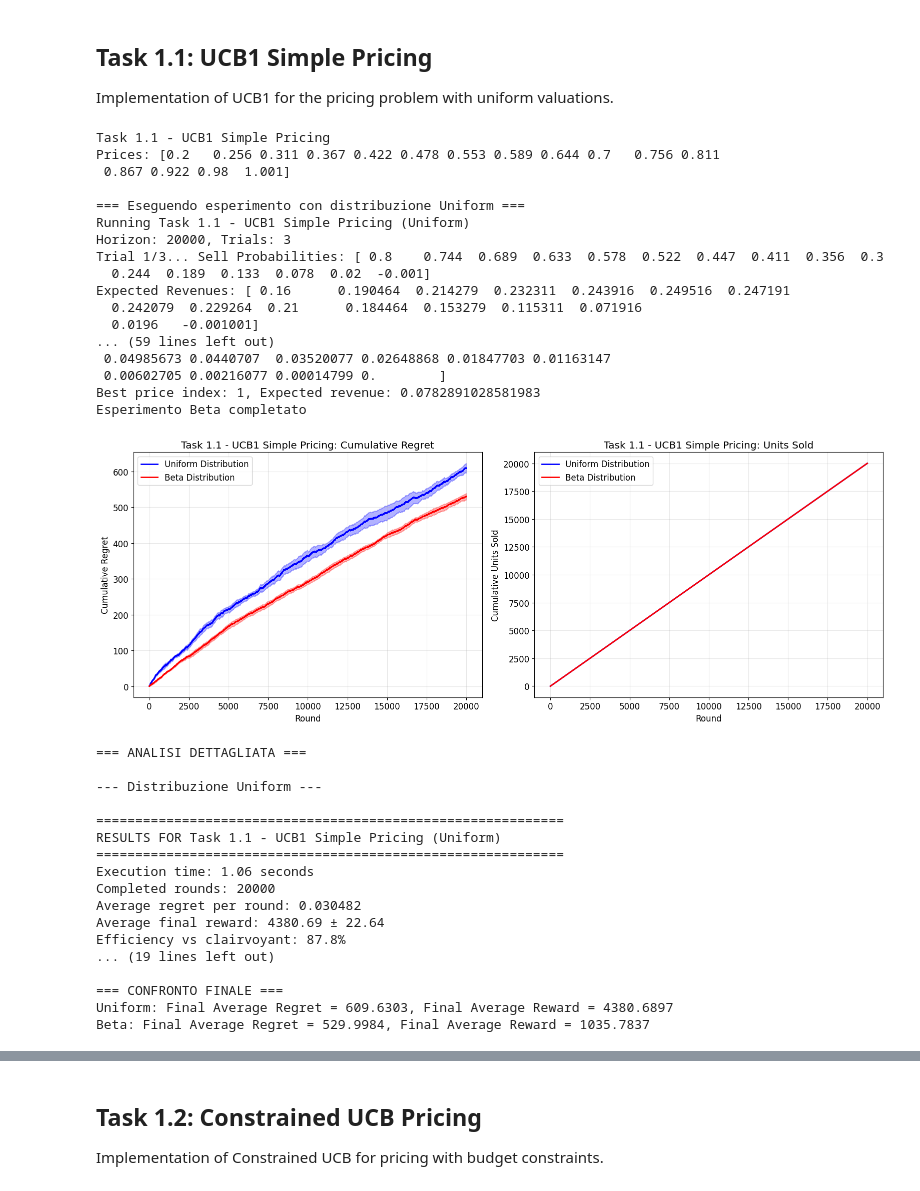
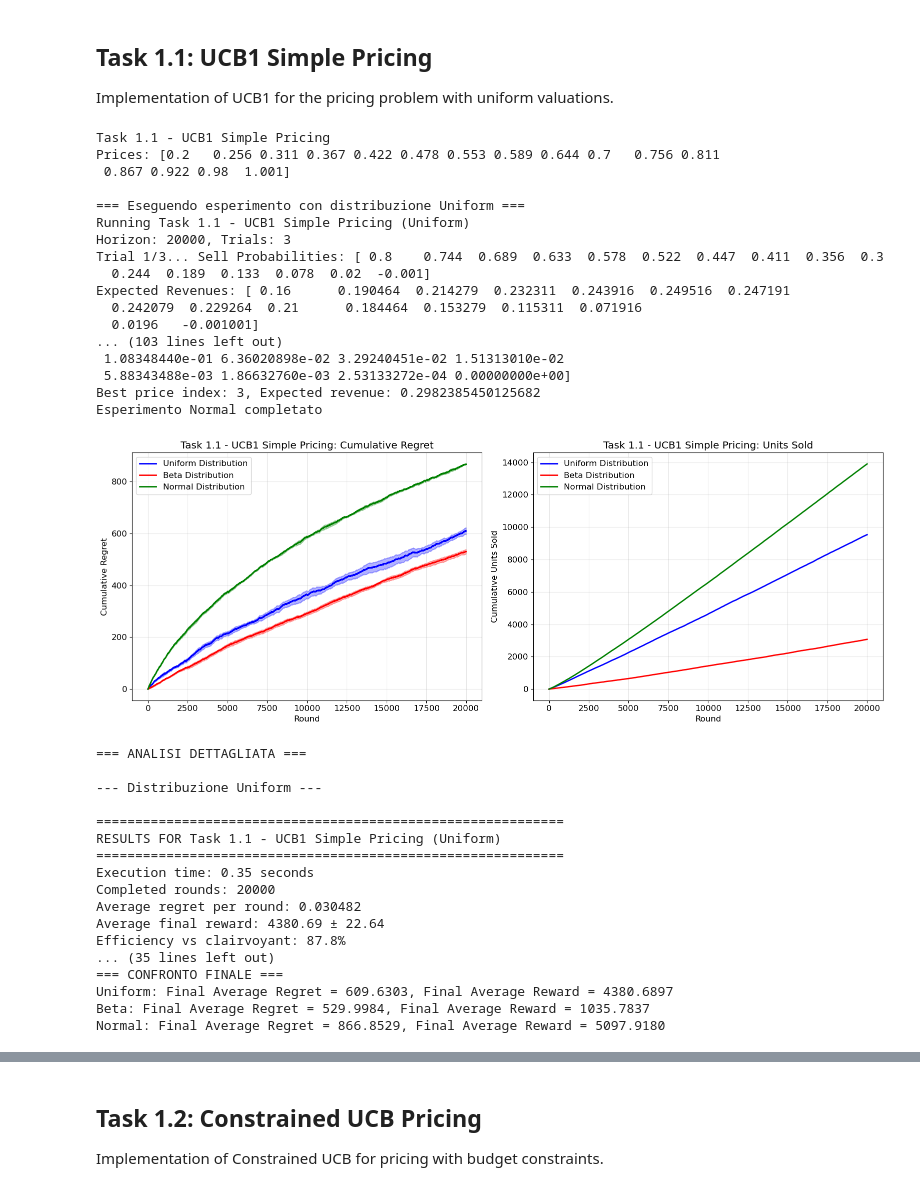
Before and after one commit to aceci0127/Online-Learning-Application-Group-Project, a Jupyter notebook: notebook.ipynb, the cells around one changed output, grey strips where cells are left out. Cells and saved outputs as stored; diff of their text form; code cells hidden in the pictures.

Commit message:
Aggiunta distribuzione normale nei task 1.1 e 1.2

```diff
--- a/notebook.ipynb
+++ b/notebook.ipynb
@@ -71,8 +71,17 @@ class Task1_1_Runner(StandardExperimentRunner):
     def compute_clairvoyant_reward(self) -> float:
         if self.distribution == Distribution.UNIFORM:
             self.probabilities = 1 - self.prices
+
         elif self.distribution == Distribution.BETA:
             self.probabilities = 1 - beta.cdf(self.prices, 0.5, 2)
+
+        elif self.distribution == Distribution.NORMAL:
+            # Stessi parametri dell'ambiente: mu=0.5, sigma=0.15, troncata su [0,1]
+            mu, sigma = 0.5, 0.15
+            a, b = (0.0 - mu) / sigma, (1.0 - mu) / sigma
+            dist = truncnorm(a, b, loc=mu, scale=sigma)
+            self.probabilities = 1.0 - dist.cdf(self.prices)
+
         else:
             raise ValueError(f"Distribution {self.distribution} not supported")
         print(f"Sell Probabilities: {self.probabilities}")
@@ -81,11 +90,13 @@ class Task1_1_Runner(StandardExperimentRunner):
         self.best_idx = np.argmax(self.expected_revenues)
         print(f"Best price index: {self.best_idx}, Expected revenue: {self.expected_revenues[self.best_idx]}")
         self.clairvoyant_reward_per_round = self.expected_revenues[self.best_idx]
+        return self.clairvoyant_reward_per_round
+    def extract_metrics(self, result) -> tuple[float, float]:
+        # L'ambiente di Task 1.1 restituisce solo il ricavo come float
+        reward = float(result) if not isinstance(result, tuple) else float(result[0])
+        units = 1.0 if reward > 0.0 else 0.0
+        return reward, units
 
-        return self.clairvoyant_reward_per_round
-
-    def extract_metrics(self, result) -> tuple[float, float]:
-        return float(result), 1.0
 
 
 price_grid = create_default_prices()
@@ -95,40 +106,40 @@ config = ExperimentConfig(
     n_trials=3,
     seed=18,
     prices=price_grid,
-    distribution=[Distribution.UNIFORM, Distribution.BETA],
+    distribution=[Distribution.UNIFORM, Distribution.BETA, Distribution.NORMAL],
 )
 
 print(f"Task 1.1 - UCB1 Simple Pricing")
 print(f"Prices: {price_grid}")
 
 # Esegui gli esperimenti
 multi_runner = MultiDistributionRunner(Task1_1_Runner, config)
 results = multi_runner.run_experiment()
 
 multi_runner.plot_comparison(show_units=True, show_budget=False)
 
 multi_runner.print_analysis()
 
 multi_runner.plot_arm_distributions()
 # %% [output]
 Task 1.1 - UCB1 Simple Pricing
 Prices: [0.2   0.256 0.311 0.367 0.422 0.478 0.553 0.589 0.644 0.7   0.756 0.811
  0.867 0.922 0.98  1.001]
 
 === Eseguendo esperimento con distribuzione Uniform ===
 Running Task 1.1 - UCB1 Simple Pricing (Uniform)
 Horizon: 20000, Trials: 3
 Trial 1/3... Sell Probabilities: [ 0.8    0.744  0.689  0.633  0.578  0.522  0.447  0.411  0.356  0.3
   0.244  0.189  0.133  0.078  0.02  -0.001]
 Expected Revenues: [ 0.16      0.190464  0.214279  0.232311  0.243916  0.249516  0.247191
   0.242079  0.229264  0.21      0.184464  0.153279  0.115311  0.071916
   0.0196   -0.001001]
-... (59 lines left out)
- 0.04985673 0.0440707  0.03520077 0.02648868 0.01847703 0.01163147
- 0.00602705 0.00216077 0.00014799 0.        ]
-Best price index: 1, Expected revenue: 0.0782891028581983
-Esperimento Beta completato
+... (103 lines left out)
+ 1.08348440e-01 6.36020898e-02 3.29240451e-02 1.51313010e-02
+ 5.88343488e-03 1.86632760e-03 2.53133272e-04 0.00000000e+00]
+Best price index: 3, Expected revenue: 0.2982385450125682
+Esperimento Normal completato
-[figure, old version]
+[figure, new version]
 === ANALISI DETTAGLIATA ===
 
 --- Distribuzione Uniform ---
@@ -136,13 +147,13 @@ Esperimento Beta completato
 ============================================================
 RESULTS FOR Task 1.1 - UCB1 Simple Pricing (Uniform)
 ============================================================
-Execution time: 1.06 seconds
+Execution time: 0.35 seconds
 Completed rounds: 20000
 Average regret per round: 0.030482
 Average final reward: 4380.69 ± 22.64
 Efficiency vs clairvoyant: 87.8%
-... (19 lines left out)
-
+... (35 lines left out)
 === CONFRONTO FINALE ===
 Uniform: Final Average Regret = 609.6303, Final Average Reward = 4380.6897
 Beta: Final Average Regret = 529.9984, Final Average Reward = 1035.7837
+Normal: Final Average Regret = 866.8529, Final Average Reward = 5097.9180
```
Also changed, not shown: parts of 3 cells of this notebook, 3 other files.
